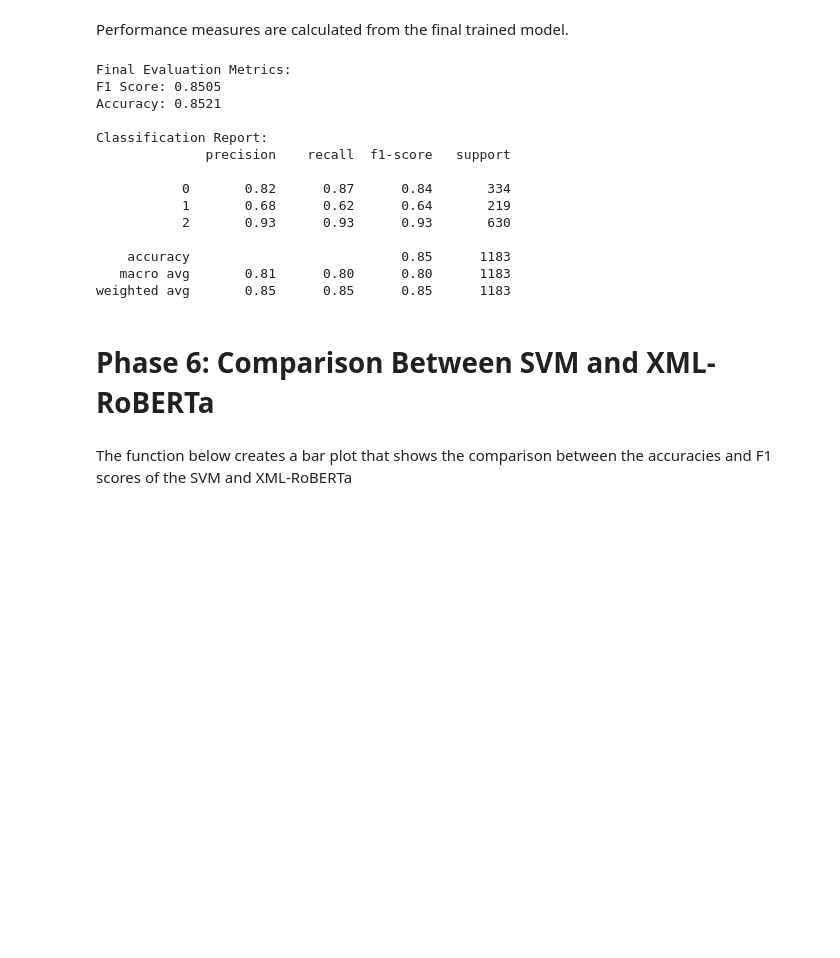
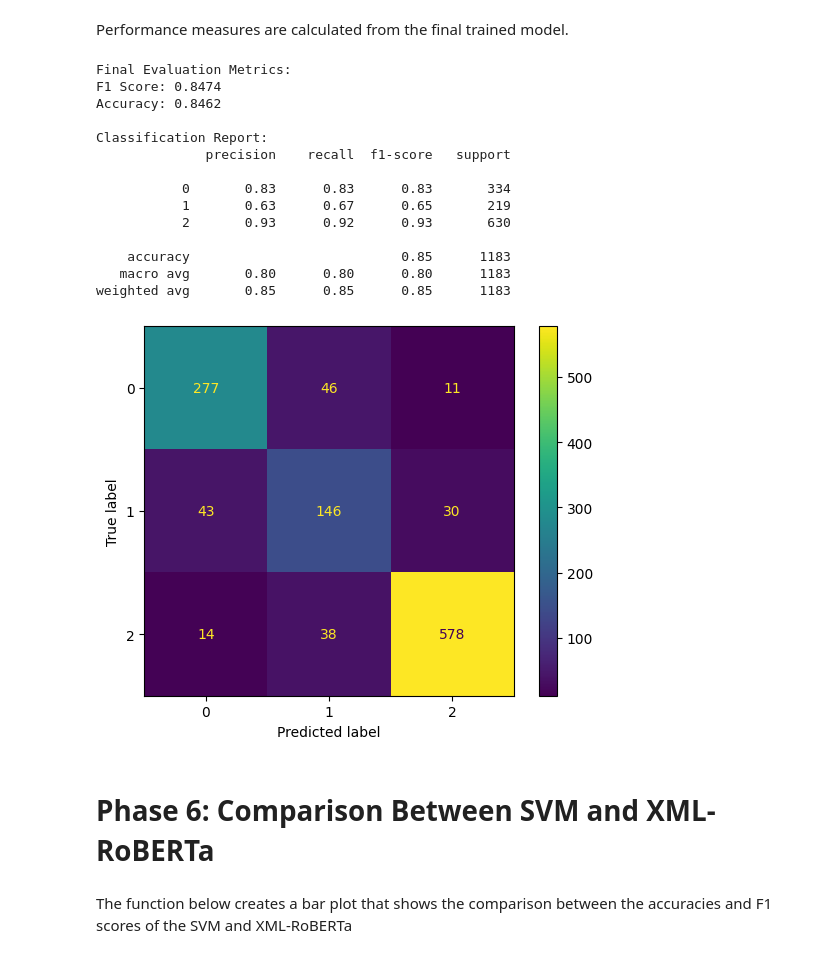
Before and after one commit to madisonb2/CS4765, a Jupyter notebook: CS4765.ipynb, the cells around one changed output. Saved outputs shown, nothing was run; the diff lists cells and outputs as text; code cells hidden in the pictures; blank space fills up the shorter version.

```diff
--- a/CS4765.ipynb
+++ b/CS4765.ipynb
@@ -625,12 +631,14 @@ class ABSATrainer:
         avg_loss = total_loss / len(data_loader)
         accuracy = accuracy_score(actual_labels, predictions)
         f1 = f1_score(actual_labels, predictions, average='weighted')
+        confusionmatrix = confusion_matrix(actual_labels, predictions)
 
         return {
             'loss': avg_loss,
             'accuracy': accuracy,
             'f1': f1,
-            'classification_report': classification_report(actual_labels, predictions)
+            'classification_report': classification_report(actual_labels, predictions),
+            'confusion_matrix': confusionmatrix,
         }
 
     def train(self, num_epochs=3):
@@ -778,26 +786,30 @@ Performance measures are calculated from the final trained model.
 # %%
 model.load_state_dict(torch.load('best_roberta_absa_model.pth'))
 final_metrics = trainer.evaluate(val_loader)
 print('\nFinal Evaluation Metrics:')
 print(f"F1 Score: {final_metrics['f1']:.4f}")
 print(f"Accuracy: {final_metrics['accuracy']:.4f}")
 print('\nClassification Report:')
 print(final_metrics['classification_report'])
+display = ConfusionMatrixDisplay(confusion_matrix = final_metrics['confusion_matrix'])
+display.plot()
+plt.show()
 # %% [output]
 Final Evaluation Metrics:
-F1 Score: 0.8505
-Accuracy: 0.8521
+F1 Score: 0.8474
+Accuracy: 0.8462
 
 Classification Report:
               precision    recall  f1-score   support
 
-           0       0.82      0.87      0.84       334
-           1       0.68      0.62      0.64       219
-           2       0.93      0.93      0.93       630
+           0       0.83      0.83      0.83       334
+           1       0.63      0.67      0.65       219
+           2       0.93      0.92      0.93       630
 
     accuracy                           0.85      1183
-   macro avg       0.81      0.80      0.80      1183
+   macro avg       0.80      0.80      0.80      1183
 weighted avg       0.85      0.85      0.85      1183
+[figure, added]
 # %%
 acc_xml = final_metrics['accuracy']
 f1_xml = final_metrics['f1']
```
Also changed, not shown: parts of 8 cells of this notebook.
